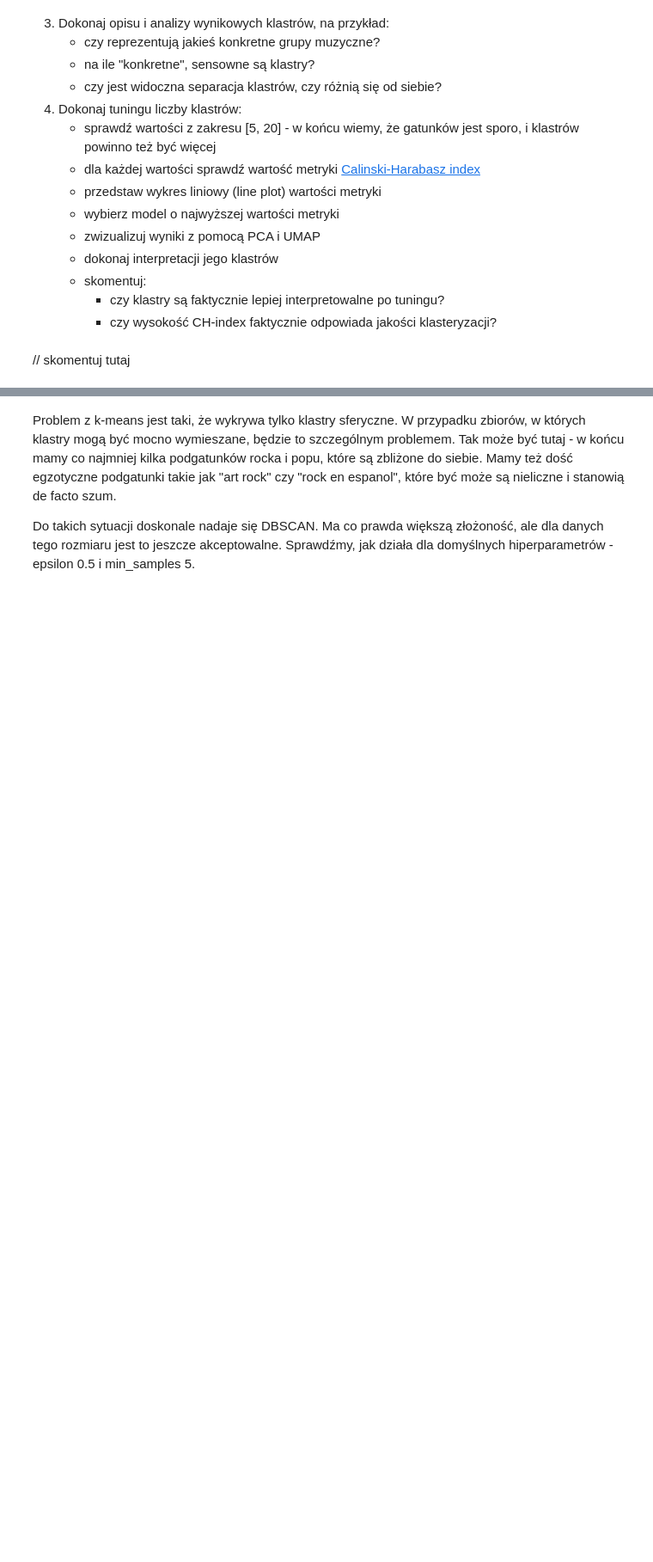
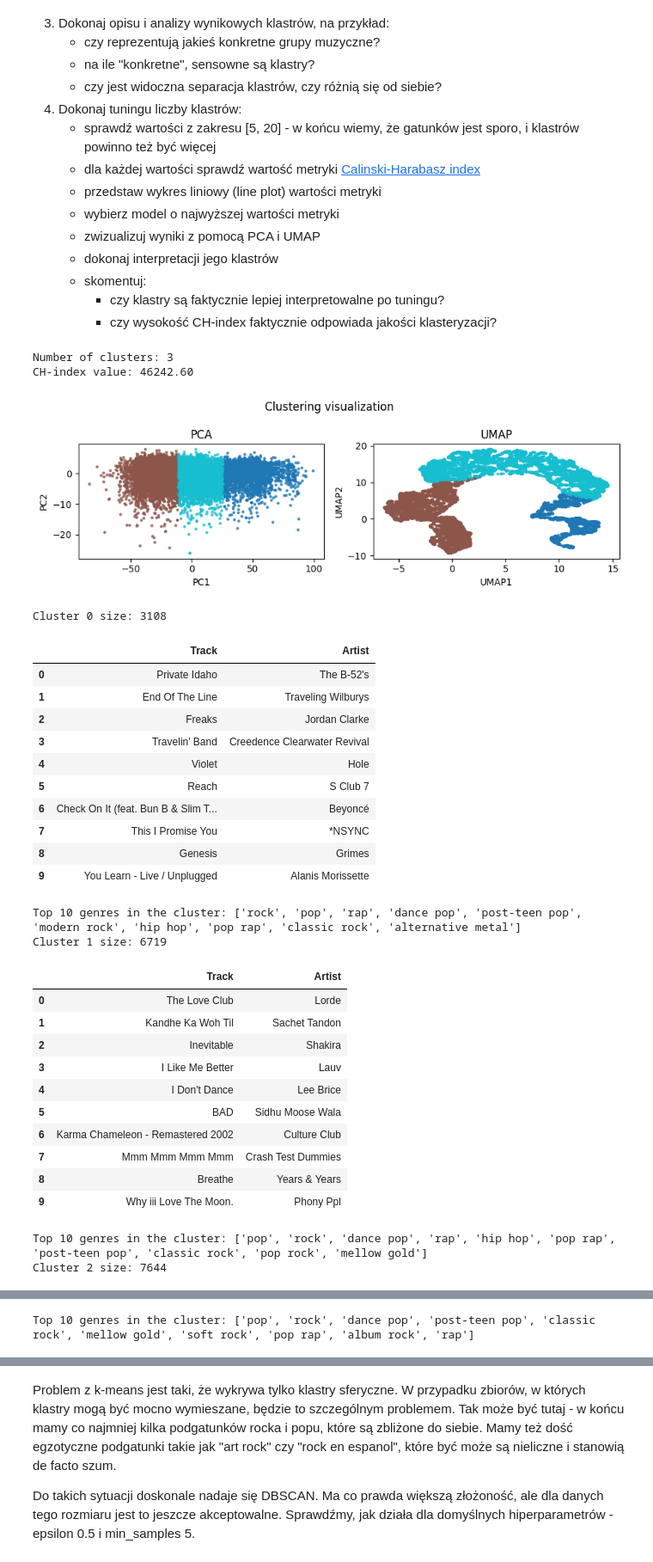
Before and after one commit to domino644/pum, a Jupyter notebook: lab7/notebook.ipynb, the cells around one changed output, grey strips where cells are left out. Shown at 86% size. Saved outputs shown, nothing was run; the diff lists cells and outputs as text; code cells hidden in the pictures; blank space fills up the shorter version.

```diff
--- a/lab7/notebook.ipynb
+++ b/lab7/notebook.ipynb
@@ -503,5 +521,66 @@ Wygląda na to, że najpopularniejsze są pop i rock, a najbardziej "typowe" pio
    - skomentuj:
      - czy klastry są faktycznie lepiej interpretowalne po tuningu?
      - czy wysokość CH-index faktycznie odpowiada jakości klasteryzacji?
-# %% [markdown]
-// skomentuj tutaj
+# %%
+from sklearn.cluster import KMeans
+from sklearn.metrics import calinski_harabasz_score
+
+kmeans_3 = KMeans(n_clusters=3, n_init="auto", random_state=0)
+kmeans_3.fit(X)
+
+kmeans_analyzer = KMeansAnalyzer(df_songs_info, clustering_visualizer)
+kmeans_analyzer.analyze_clustering(X, kmeans_3)
+
+ch_scores = []
+cluster_range = range(5, 21)
+for n_clusters in cluster_range:
+    kmeans = KMeans(n_clusters=n_clusters, n_init="auto", random_state=0)
+    kmeans.fit(X)
+    ch = calinski_harabasz_score(X, kmeans.labels_)
+    ch_scores.append(ch)
+
+plt.figure(figsize=(8, 4))
+plt.plot(cluster_range, ch_scores, marker='o')
+plt.xlabel("Liczba klastrów")
+plt.ylabel("Calinski-Harabasz index")
+plt.title("CH-index dla różnych liczby klastrów (k-means)")
+plt.show()
+
+best_n_clusters = cluster_range[int(np.argmax(ch_scores))]
+kmeans_best = KMeans(n_clusters=best_n_clusters, n_init="auto", random_state=0)
+kmeans_best.fit(X)
+
+
+# Analiza najlepszych klastrów
+kmeans_analyzer.analyze_clustering(X, kmeans_best)
+# %% [output]
+Number of clusters: 3
+CH-index value: 46242.60
+[figure, added]
+Cluster 0 size: 3108
+|  | Track | Artist |
+| 0 | Private Idaho | The B-52's |
+| 1 | End Of The Line | Traveling Wilburys |
+| 2 | Freaks | Jordan Clarke |
+| 3 | Travelin' Band | Creedence Clearwater Revival |
+| 4 | Violet | Hole |
+| 5 | Reach | S Club 7 |
+| 6 | Check On It (feat. Bun B & Slim T... | Beyoncé |
+| 7 | This I Promise You | *NSYNC |
+| 8 | Genesis | Grimes |
+| 9 | You Learn - Live / Unplugged | Alanis Morissette |
+Top 10 genres in the cluster: ['rock', 'pop', 'rap', 'dance pop', 'post-teen pop', 'modern rock', 'hip hop', 'pop rap', 'classic rock', 'alternative metal']
+Cluster 1 size: 6719
+|  | Track | Artist |
+| 0 | The Love Club | Lorde |
+| 1 | Kandhe Ka Woh Til | Sachet Tandon |
+| 2 | Inevitable | Shakira |
+| 3 | I Like Me Better | Lauv |
+| 4 | I Don't Dance | Lee Brice |
+| 5 | BAD | Sidhu Moose Wala |
+| 6 | Karma Chameleon - Remastered 2002 | Culture Club |
+| 7 | Mmm Mmm Mmm Mmm | Crash Test Dummies |
+| 8 | Breathe | Years & Years |
+| 9 | Why iii Love The Moon. | Phony Ppl |
+Top 10 genres in the cluster: ['pop', 'rock', 'dance pop', 'rap', 'hip hop', 'pop rap', 'post-teen pop', 'classic rock', 'pop rock', 'mellow gold']
+Cluster 2 size: 7644
@@ -507,0 +598 @@ Wygląda na to, że najpopularniejsze są pop i rock, a najbardziej "typowe" pio
+Top 10 genres in the cluster: ['pop', 'rock', 'dance pop', 'post-teen pop', 'classic rock', 'mellow gold', 'soft rock', 'pop rap', 'album rock', 'rap']
```
Also changed, not shown: parts of 17 cells of this notebook, 3 other files.
